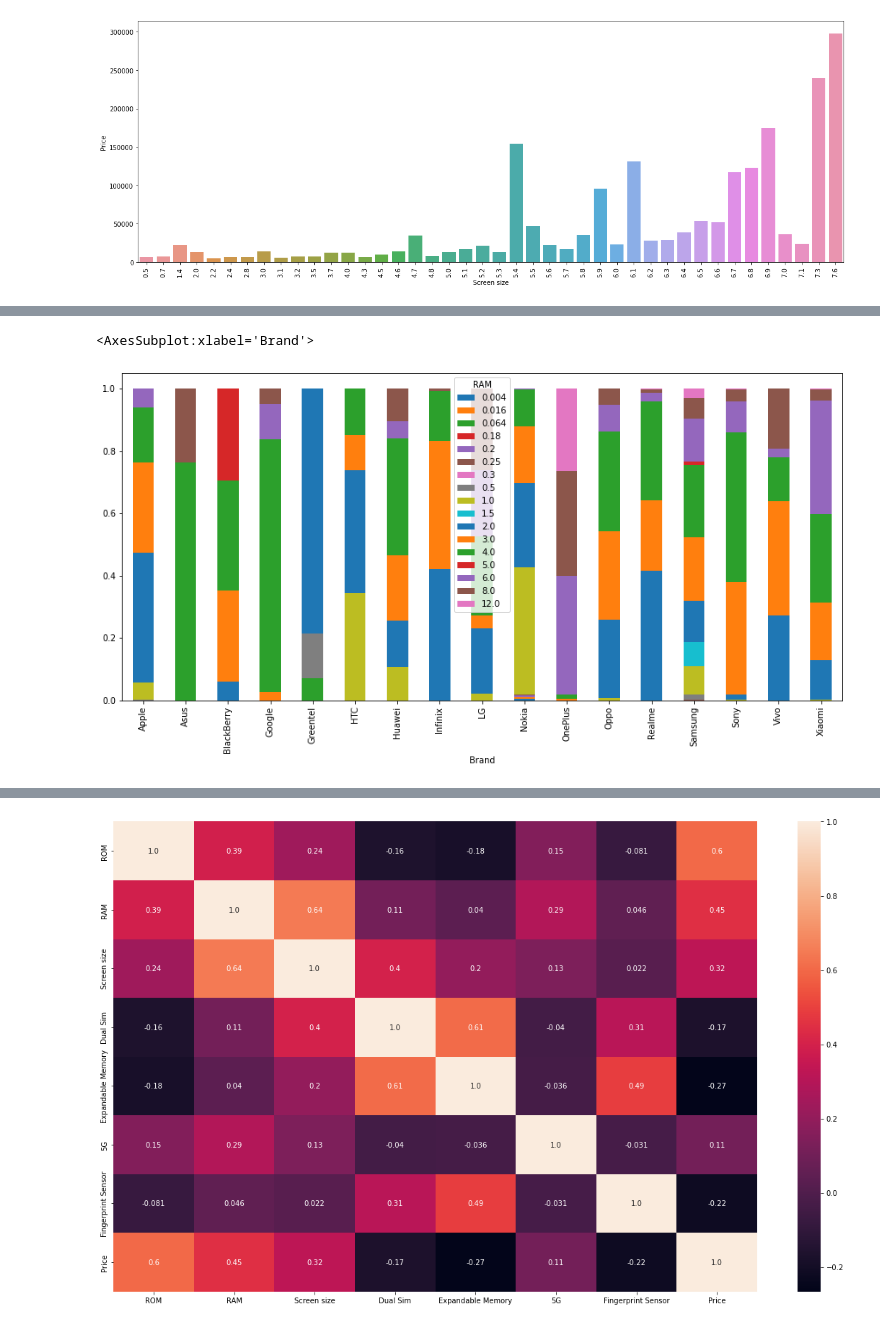
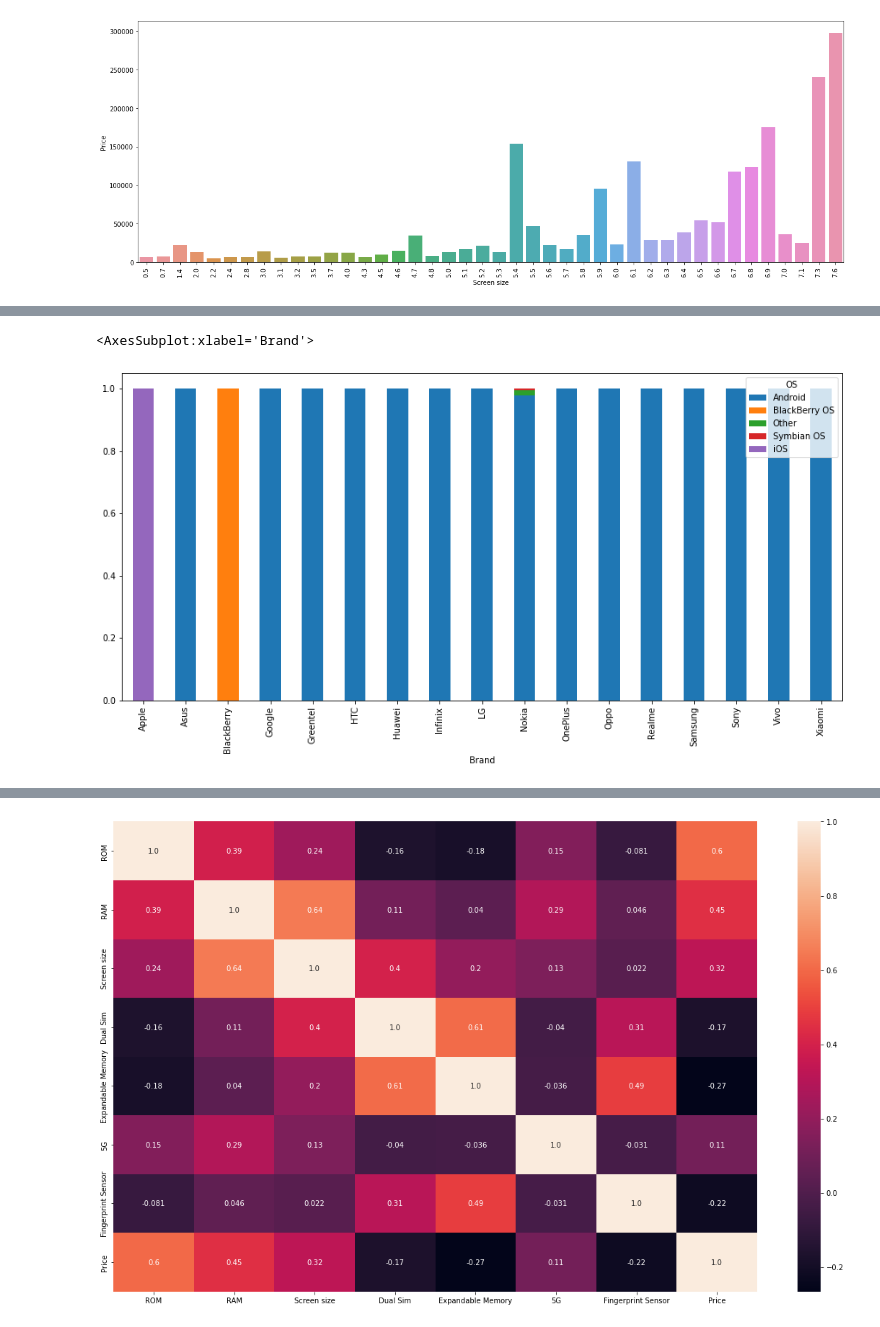
Before and after one commit to RaveenP-glitch/MScIT218785J, a Jupyter notebook: Data Preprocessing.ipynb, the cells around one changed output, grey strips where cells are left out. Cells and saved outputs as stored; diff of their text form; code cells hidden in the pictures.

```diff
--- a/Data Preprocessing.ipynb
+++ b/Data Preprocessing.ipynb
@@ -289,7 +429,7 @@ sns.barplot(
 # %%
-pd.crosstab(df["Brand"], df["RAM"], normalize="index").plot(
+pd.crosstab(df["Brand"], df["OS"], normalize="index").plot(
     kind="bar", stacked=True, figsize=(15,7)
 )
 # %% [output]
 <AxesSubplot:xlabel='Brand'>
-[figure, old version]
+[figure, new version]
```
Also changed, not shown: parts of 53 cells of this notebook, 1 other file.
